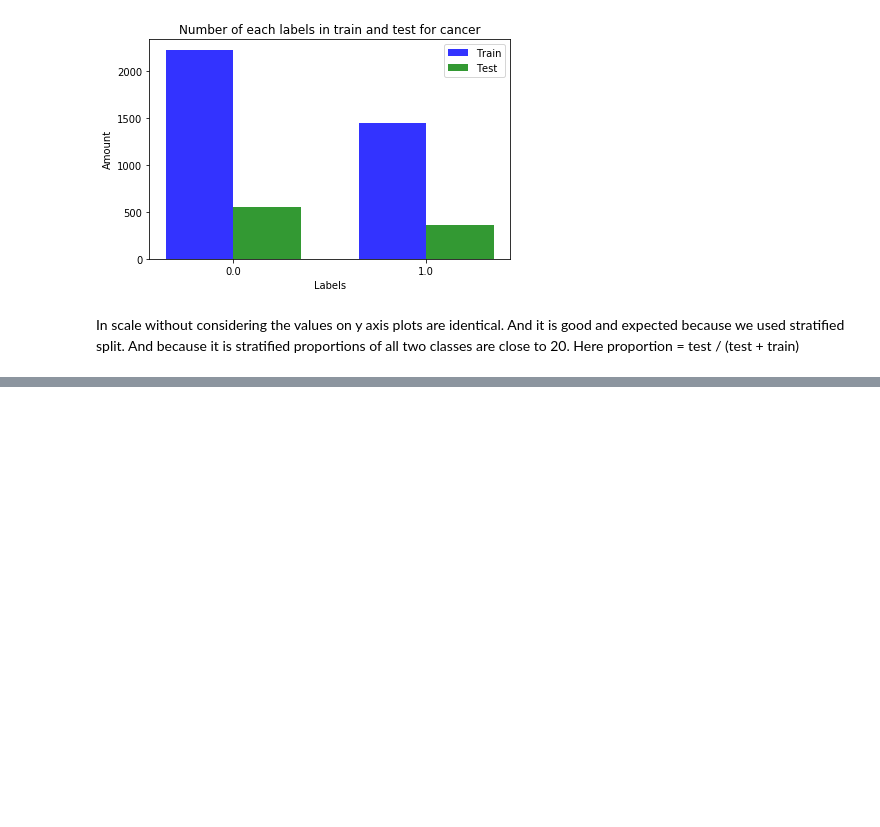
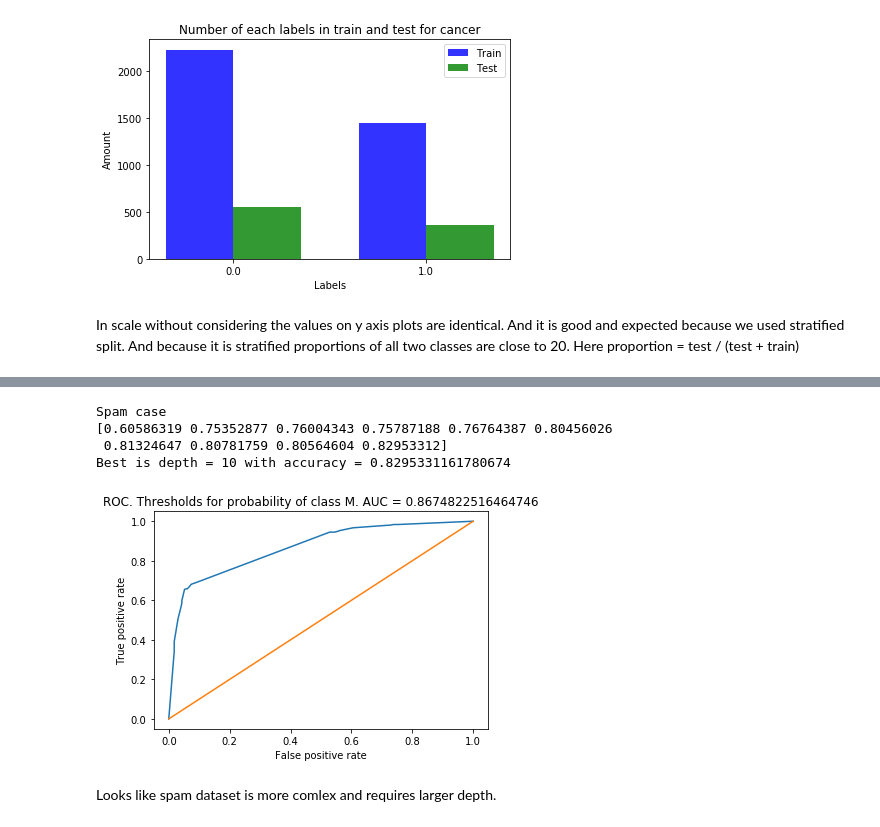
Before and after one commit to RamSaw/MachineLearning, a Jupyter notebook: hw01/hw01.ipynb, the cells around one changed output, grey strips where cells are left out. Saved outputs shown, nothing was run; the diff lists cells and outputs as text; code cells hidden in the pictures; blank space fills up the shorter version.

```diff
--- a/hw01/hw01.ipynb
+++ b/hw01/hw01.ipynb
@@ -693,7 +693,7 @@ Proportions are: {'B': 0.20168067226890757, 'M': 0.19811320754716982}
 [figure]
 # %%
 np.random.seed(global_random_seed)
-_, _, y_train_spam, y_test_spam = train_test_split(spam_X, spam_y,
+X_train_spam, X_test_spam, y_train_spam, y_test_spam = train_test_split(spam_X, spam_y,
                                                     stratify=spam_y,
                                                     random_state=global_random_seed,
                                                     test_size=test_size)
@@ -705,0 +741,22 @@ In scale without considering the values on y axis plots are identical. And it is
+# %%
+# spam
+print("Spam case")
+best_acc = -1
+accuracies = np.zeros(len(depth_clfs))
+for i, clf in enumerate(depth_clfs):
+    clf.fit(X_train_spam, y_train_spam)
+    accuracies[i] = accuracy_score(y_test_spam, clf.predict(X_test_spam))
+print(accuracies)
+best_clf_index = np.argmax(accuracies)
+print('Best is depth = ' + str(best_clf_index + 1) + ' with accuracy = ' + str(np.max(accuracies)))
+predicted = clf.predict_proba(X_test_spam)
+fpr, tpr, _ = roc_curve(y_test_spam, predicted[:, 1], pos_label=1) # all or only test?
+draw_roc_curve(fpr, tpr, "Thresholds for probability of class M. AUC = " + str(roc_auc_score(y_test_spam, predicted[:, 1])))
+# %% [output]
+Spam case
+[0.60586319 0.75352877 0.76004343 0.75787188 0.76764387 0.80456026
+ 0.81324647 0.80781759 0.80564604 0.82953312]
+Best is depth = 10 with accuracy = 0.8295331161780674
+[figure, added]
+# %% [markdown]
+Looks like spam dataset is more comlex and requires larger depth.
```
Also changed, not shown: parts of 6 cells of this notebook.
